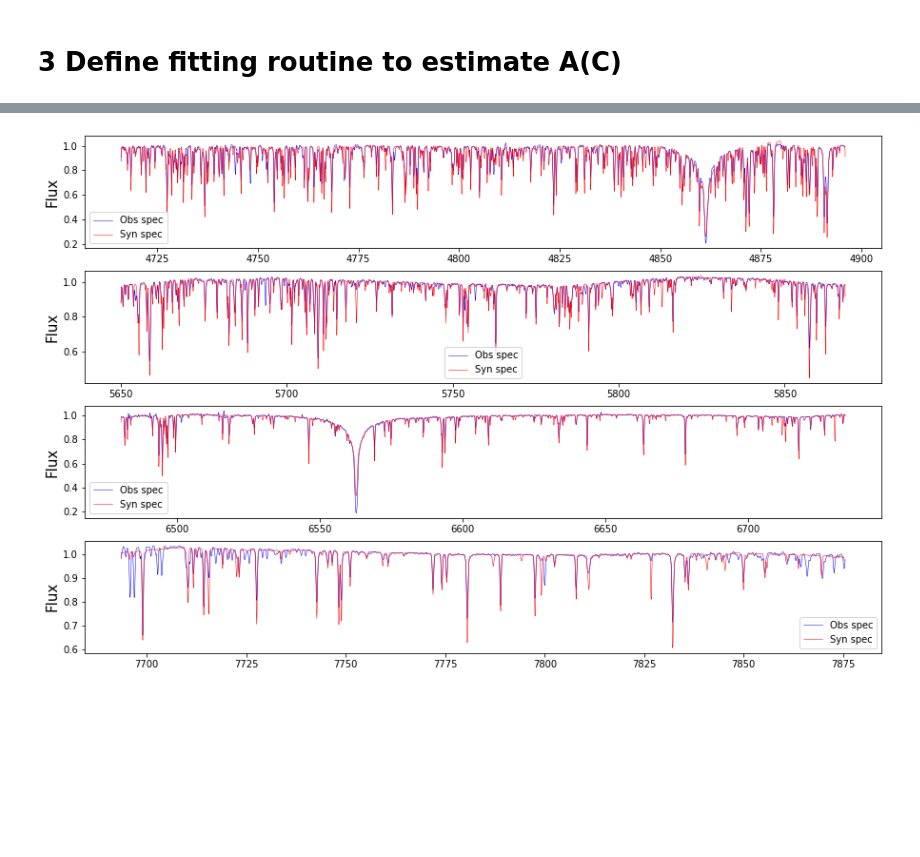
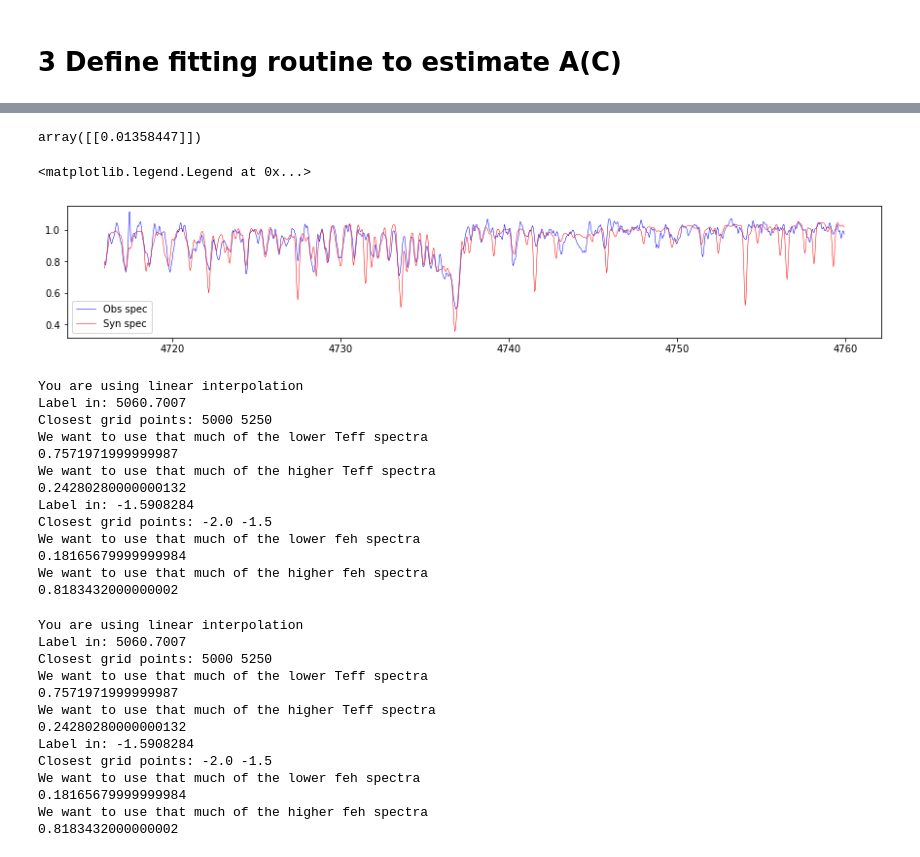
Before and after one commit to zhangxunaoc/GALAH-Carbon, a Jupyter notebook: GALAH_carbon_abundance_fitting.ipynb, the cells around one changed output, grey strips where cells are left out. Cells and saved outputs as stored; diff of their text form; code cells hidden in the pictures; blank space fills up the shorter version.

```diff
--- a/GALAH_carbon_abundance_fitting.ipynb
+++ b/GALAH_carbon_abundance_fitting.ipynb
@@ -448,25 +464,25 @@ def fit_c_abund(norm_spec, labels):
         print('c_abund1:',c_abund)
         spectrum = interpolate_synthetic_spectrum(labels=labels,c_abund=c_abund)
         spectrum = renormalise_norm_spec_from_payne(wavelength=wavelength, obs_spec=norm_spec, spectrum=spectrum[0])
-        print('kai2', scipy.stats.chisquare(f_obs=spectrum, f_exp=norm_spec)[0],
+        print('kai2', scipy.stats.chisquare(f_obs=spectrum, f_exp=norm_spec),
             'c_abund:', c_abund)
         return spectrum
 
-#    tol = 5e-4 # tolerance for when the optimizer should stop optimizing.
+    tol = 5e-4 # tolerance for when the optimizer should stop optimizing.
 
 #     set infinity uncertainty to pixels that we want to omit
 #     spec_err[mask] = 999.
 
     #set initial guess
-    p0 = 0.0
+    p0 = 0
     #run the optimizer
-    popt, pcov = curve_fit(fit_func, xdata=[], ydata = norm_spec, p0 = p0, bounds=([-1],[1]),
-                           method='trf')
+    popt, pcov = curve_fit(fit_func, xdata=[], ydata = norm_spec, p0 = p0,sigma=flux_error_each,
+                           method='trf',bounds=([-1],[1]), ftol = tol, xtol = tol, )
     model_spec = fit_func([], *popt)
 
     return(popt, pcov, model_spec)
 # %%
-sobject_id = 150405000901378
+sobject_id = 170909002601216
 # %%
 # 1 Get Observed Spectrum and DR3 Stellar Labels for SOBJECT_ID
 spectrum = read_spectra(sobject_id)
@@ -478,10 +494,12 @@ print(labels)
+# %%
+labels[2]=-1.2
 # %%
 # contact wavelength
-wavelength=np.concatenate((interpolated_spectrum['wave_norm_1'],interpolated_spectrum['wave_norm_2'],interpolated_spectrum['wave_norm_3'],interpolated_spectrum['wave_norm_4']),axis=None)
+wavelength=np.concatenate((interpolated_spectrum['wave_norm_1'],interpolated_spectrum['wave_norm_2'],interpolated_spectrum['wave_norm_3'],interpolated_spectrum['wave_norm_4']),axis=None)[0:957]
 # contact flux
-flux_each=np.concatenate((interpolated_spectrum['sob_norm_1'],interpolated_spectrum['sob_norm_2'],interpolated_spectrum['sob_norm_3'],interpolated_spectrum['sob_norm_4']),axis=None)
+flux_each=np.concatenate((interpolated_spectrum['sob_norm_1'],interpolated_spectrum['sob_norm_2'],interpolated_spectrum['sob_norm_3'],interpolated_spectrum['sob_norm_4']),axis=None)[0:957]
 #contact flux error
-flux_error_each=np.concatenate((interpolated_spectrum['uob_norm_1'],interpolated_spectrum['uob_norm_2'],interpolated_spectrum['uob_norm_3'],interpolated_spectrum['uob_norm_4']),axis=None)
+flux_error_each=np.concatenate((interpolated_spectrum['uob_norm_1'],interpolated_spectrum['uob_norm_2'],interpolated_spectrum['uob_norm_3'],interpolated_spectrum['uob_norm_4']),axis=None)[0:957]
 # %%
 # 2 Load grid of synthetic spectra
 # %%
@@ -511,16 +526,44 @@ kai2 15.924888599362848 c_abund: (0.9999999980689243,)
+# %%
+np.sqrt(uncertainties)
+# %% [output]
+array([[0.01358447]])
 # %%
-ccd = dict()
-for each_ccd in range(4):
-    ccd[each_ccd] = (wavelength > 1000*(4+each_ccd)) & (wavelength < 1000*(5+each_ccd))
-
-f, gs = plt.subplots(4,1,figsize=(15,10))
-for it in range(4):
-    ax=gs[it]
-    ax.plot(wavelength[ccd[it]], flux_each[ccd[it]], 'b', lw=0.5)
-    ax.plot(wavelength[ccd[it]], fitted_spectra[ccd[it]], 'r', lw=0.5)
-
-    ax.legend(labels=['Obs spec','Syn spec'],loc='best')
-    ax.set_ylabel('Flux',fontsize=15)
-fig = plt.gcf()
+f, ax = plt.subplots(1,1,figsize=(15,2.5))
+ax.plot(wavelength, flux_each, 'b', lw=0.5)
+ax.plot(wavelength, fitted_spectra, 'r', lw=0.5)
+ax.legend(labels=['Obs spec','Syn spec'],loc='best')
 # %% [output]
+<matplotlib.legend.Legend at 0x...>
-[figure, old version]
+[figure, new version]
+# %%
+spec1=interpolate_synthetic_spectrum([5060.7007, 2.6434748, -1.5908284], 0.8, interpolation_type='linear')
+# %% [output]
+You are using linear interpolation
+Label in: 5060.7007
+Closest grid points: 5000 5250
+We want to use that much of the lower Teff spectra
+0.7571971999999987
+We want to use that much of the higher Teff spectra
+0.24280280000000132
+Label in: -1.5908284
+Closest grid points: -2.0 -1.5
+We want to use that much of the lower feh spectra
+0.18165679999999984
+We want to use that much of the higher feh spectra
+0.8183432000000002
+# %%
+spec2=interpolate_synthetic_spectrum([5060.7007, 2.6434748, -1.5908284], 0.9, interpolation_type='linear')
+# %% [output]
+You are using linear interpolation
+Label in: 5060.7007
+Closest grid points: 5000 5250
+We want to use that much of the lower Teff spectra
+0.7571971999999987
+We want to use that much of the higher Teff spectra
+0.24280280000000132
+Label in: -1.5908284
+Closest grid points: -2.0 -1.5
+We want to use that much of the lower feh spectra
+0.18165679999999984
+We want to use that much of the higher feh spectra
+0.8183432000000002
```
Also changed, not shown: parts of 18 cells of this notebook.
